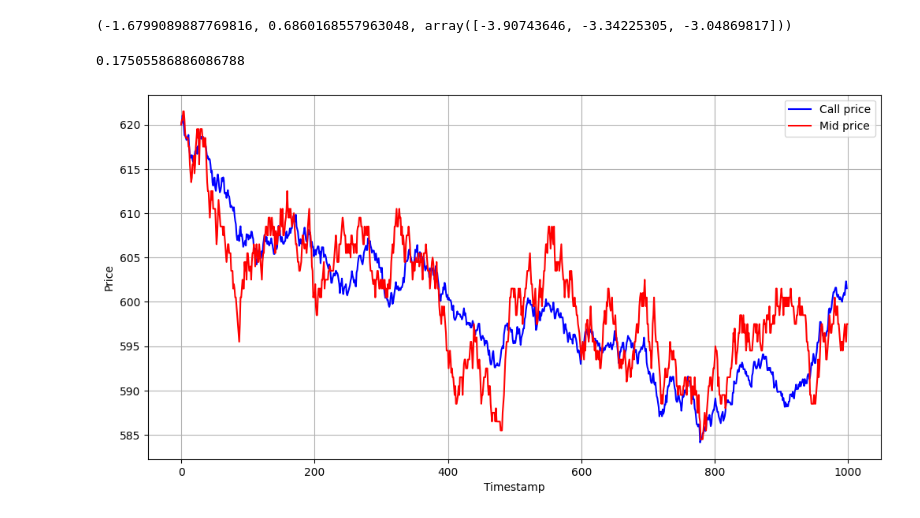
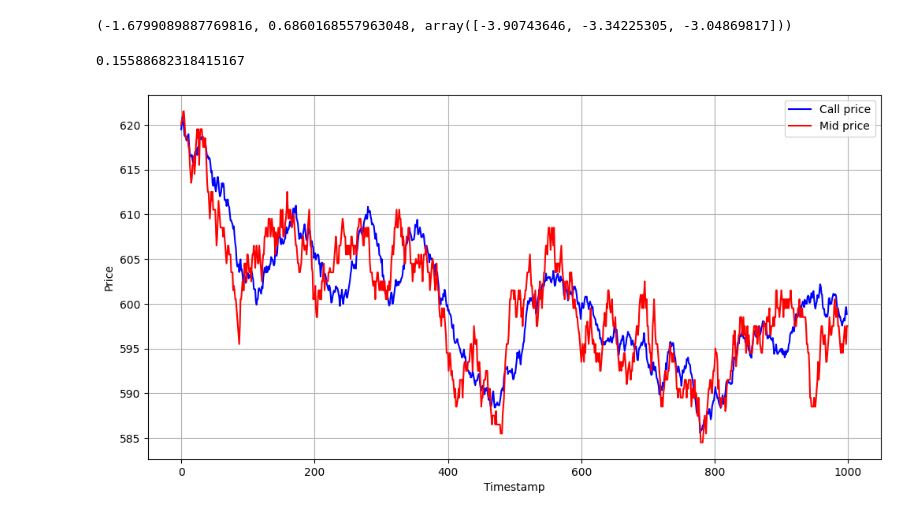
Before and after one commit to levladiator/Prosperity, a Jupyter notebook: src/csvAnalyzer.ipynb, the cells around one changed output. Cells and saved outputs as stored; diff of their text form; code cells hidden in the pictures.

```diff
--- a/src/csvAnalyzer.ipynb
+++ b/src/csvAnalyzer.ipynb
@@ -172,41 +192,40 @@ csv_file_path = "./data/other/round_4_test_2024.csv"
 df = pd.read_csv(csv_file_path, sep=';')
 
 products = np.unique(df['product'])
 
 data = {}
 stat = 'mid_price'
 
 for prod in products:
     data[prod] = df[df['product'] == prod]
 
-returns = np.diff(np.log(data["COCONUT"]["mid_price"].values))
-volatility = np.std(returns) * np.sqrt(252)
-
 volatilities = []
 call_prices = []
 
 for i in range(1000):
     S = data["COCONUT"]["mid_price"].values[i]  # Current price of the underlying asset
     K = 10000  # Strike price
-    T = 200 / 252    # Time to expiration (in years)
-    r = 0.0 # Risk-free interest rate
-    # sigma = 0.1575
+    T = 250 / 252    # Time to expiration (in years)
+    r = 0.0# Risk-free interest rate
 
-    volatilities.append(black_scholes_implied_volatility(S, K, T, r, data["COCONUT_COUPON"]["mid_price"].values[i]))
     if i > 0:
+        if i > 50:
+            volatilities.pop(0)
         sigma = np.mean(volatilities)
         call_price = black_scholes_call(S, K, T, r, sigma)
         call_prices.append(call_price)
+    volatilities.append(implied_volatility_call(data["COCONUT_COUPON"]["mid_price"].values[i], S, K, T, r))
+
 
 print(np.mean(volatilities))
 plt.figure(figsize=(12, 6))
-plt.plot(call_prices, marker='', linestyle='-', color='b', label="Call price")
-plt.plot(data["COCONUT_COUPON"]["mid_price"].values, marker='', linestyle='-', color='r', label="Mid price")
+plt.plot(call_prices[:], marker='', linestyle='-', color='b', label="Call price")
+plt.plot(data["COCONUT_COUPON"]["mid_price"].values[:], marker='', linestyle='-', color='r', label="Mid price")
 plt.xlabel("Timestamp")
 plt.ylabel("Price"),
 plt.legend()
 plt.grid(True)
 plt.show()
 # %% [output]
-0.17505586886086788
+0.15588682318415167
-[figure, old version]
+[figure, new version]
```
Also changed, not shown: parts of 2 cells of this notebook, 2 other files.
